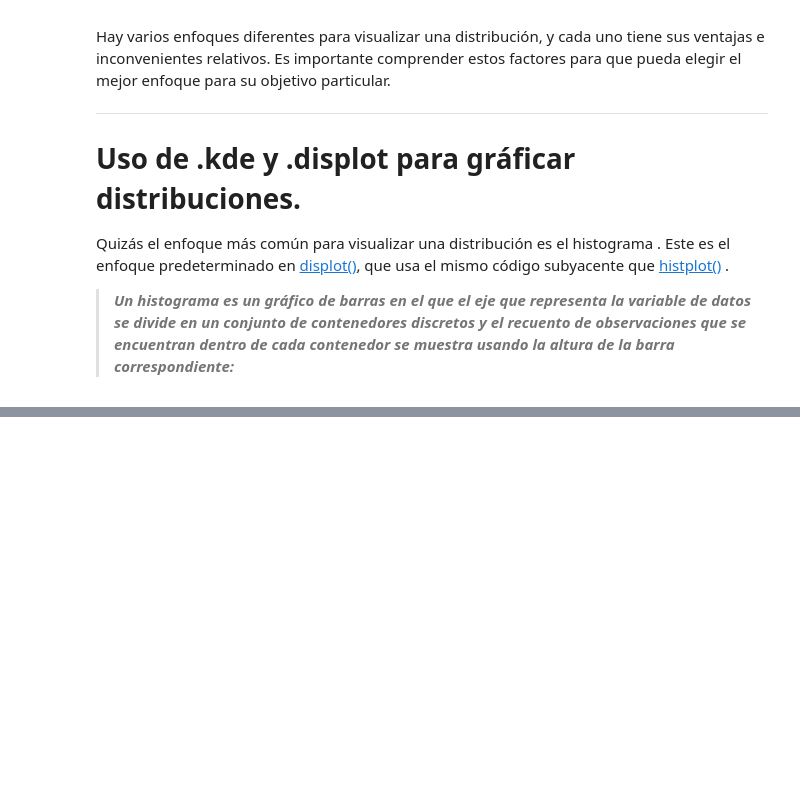
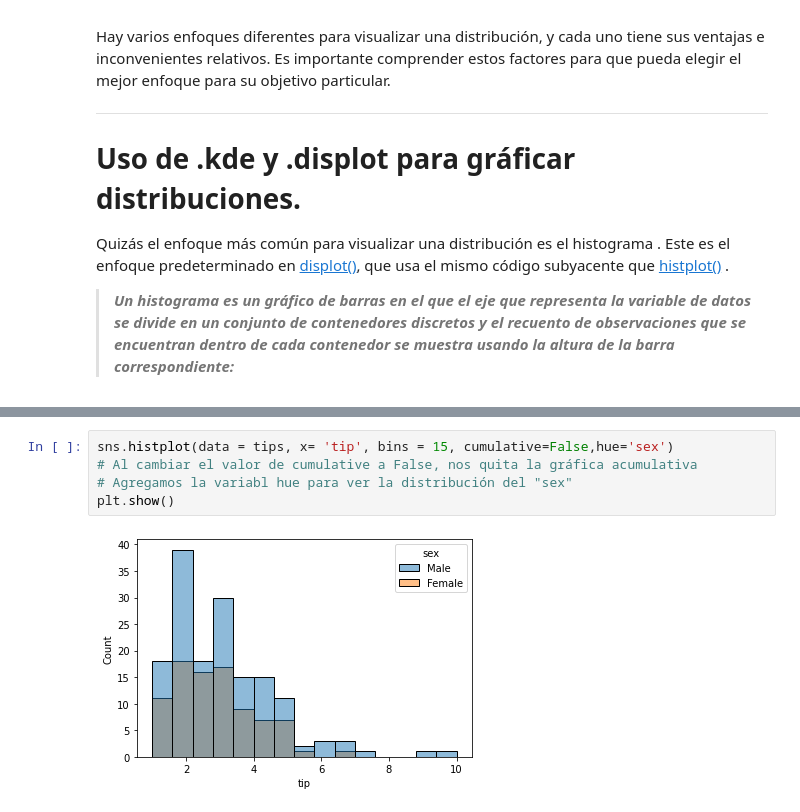
Before and after one commit to Cervantes21/Matplotlib-and-Seaborn, a Jupyter notebook: Seaborn_ES_ipynp.ipynb, the cells around one changed output, grey strips where cells are left out. Drawn from its saved outputs; the diff is of its cells as text; blank space fills up the shorter version.

```diff
--- a/Seaborn_ES_ipynp.ipynb
+++ b/Seaborn_ES_ipynp.ipynb
@@ -413 +420,8 @@ Quizás el enfoque más común para visualizar una distribución es el histogram
+# %%
+sns.histplot(data = tips, x= 'tip', bins = 15, cumulative=False,hue='sex')
+# Al cambiar el valor de cumulative a False, nos quita la gráfica acumulativa
+# Agregamos la variabl hue para ver la distribución del "sex"
+plt.show()
+# %% [output]
+[figure, added]
 # %%
```
Also changed, not shown: parts of 15 cells of this notebook.
